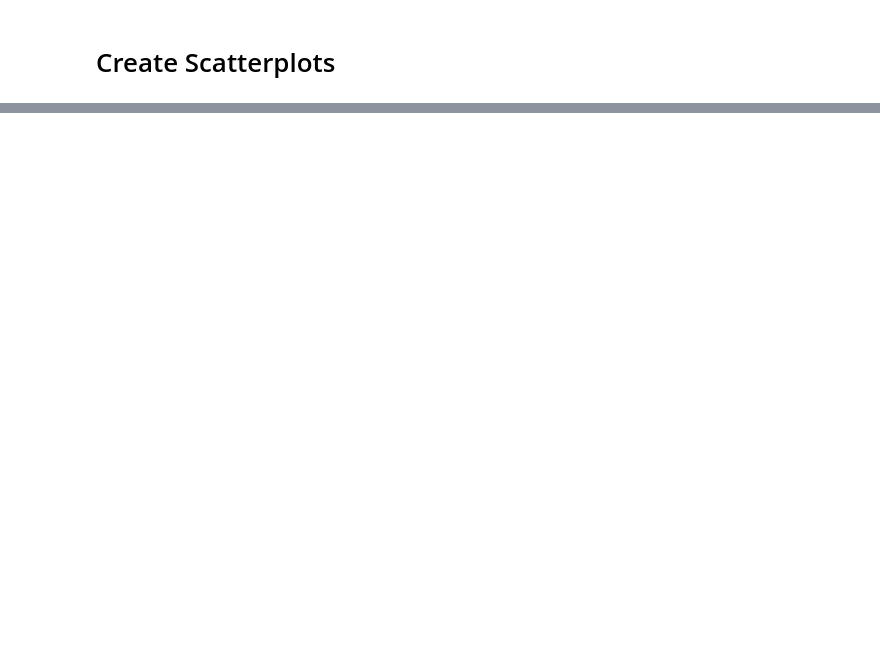
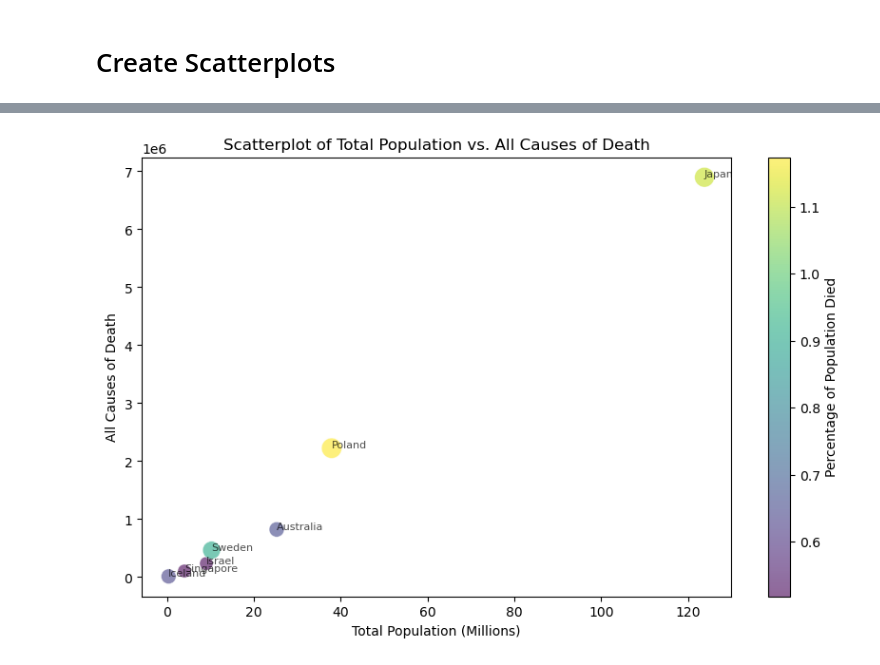
Before and after one commit to ShylaTatum/Group-Project-1, a Jupyter notebook: Findings/workbooks/jenn_visualization.ipynb, the cells around one changed output, grey strips where cells are left out. Cells and saved outputs as stored; diff of their text form; code cells hidden in the pictures; blank space fills up the shorter version.

```diff
--- a/Findings/workbooks/jenn_visualization.ipynb
+++ b/Findings/workbooks/jenn_visualization.ipynb
@@ -6,15 +20,7 @@ These visualizations are based on World Health Organization (WHO) mortality data
 # %%
-# Import dependencies
-import pandas as pd
-from pathlib import Path
-import matplotlib.pyplot as plt
-import numpy as np
-from matplotlib.ticker import ScalarFormatter
-import seaborn as sns
-
-mortality_data_path = Path('.../Resources/source_data/current_who_mortality_2017_2021.csv')
-population_data_path = Path('.../Resources/source_data/current_who_population.csv')
-
+# Create DataFrames from the source data
+mortality_data_path = Path('../../Resources/source_data/current_who_mortality_2017_2021.csv')
+population_data_path = Path('../../Resources/source_data/current_who_population.csv')
 
 # Load the WHO mortality data
 df_mort = pd.read_csv(mortality_data_path)
@@ -372,0 +519,60 @@ plt.show()
+# %%
+# Filter the DataFrame to only include the years 2017-2019
+df_filtered_2020_2021 = df_merged[df_merged['Year'].between(2020, 2021)]
+
+
+# Check if the required columns exist in the DataFrame
+required_columns = ['Year', 'Country Name', 'Total Population', 'All Causes of Death', 'Percentage']
+for col in required_columns:
+    if col not in df_merged.columns:
+        raise ValueError(f"Column '{col}' not found in DataFrame")
+
+
+df_filter_brazil = df_merged[df_merged['Country Name'] != 'Brazil']
+
+# Group by 'Country Name' and aggregate the relevant columns
+df_aggregated_all_years = df_filter_brazil.groupby('Country Name').agg({
+    'Total Population': lambda x: x.astype(float).mean(),
+    'All Causes of Death': lambda x: x.astype(int).sum(),
+    'Percentage': lambda x: x.astype(float).mean()
+}).reset_index()
+
+# Print the aggregated DataFrame to check the processed data
+print("Aggregated DataFrame:")
+print(df_aggregated_all_years.head())
+
+# Extract the relevant columns from the aggregated DataFrame
+countries = df_aggregated_all_years['Country Name']
+total_population = df_aggregated_all_years['Total Population'] / 1_000_000  # Convert to millions
+all_causes_of_death = df_aggregated_all_years['All Causes of Death']
+percentage = df_aggregated_all_years['Percentage']
+
+# Scale the percentage for bubble size
+bubble_size = percentage * 100 * 2  # Adjust the scaling factor as needed
+
+# Create the scatterplot
+plt.figure(figsize=(10, 6))
+scatter = plt.scatter(total_population, all_causes_of_death, s=bubble_size, c=percentage, cmap='viridis', alpha=0.6, edgecolors='w', linewidth=0.5)
+
+# Set the x-axis formatter to ScalarFormatter and disable scientific notation
+formatter = ScalarFormatter(useOffset=False, useMathText=False)
+formatter.set_scientific(False)
+plt.gca().xaxis.set_major_formatter(ScalarFormatter())
+plt.gca().ticklabel_format(style='plain', axis='x')
+
+# Add color bar
+cbar = plt.colorbar(scatter)
+cbar.set_label('Percentage of Population Died')
+
+# Add titles and labels
+plt.title('Scatterplot of Total Population vs. All Causes of Death')
+plt.xlabel('Total Population (Millions)')
+plt.ylabel('All Causes of Death')
+
+# Annotate each point with the country name
+for i, country in enumerate(countries):
+    plt.annotate(country, (total_population[i], all_causes_of_death[i]), fontsize=8, alpha=0.7)
+
+# Show the plot
+plt.show()
+# %% [output]
@@ -372,0 +586 @@ plt.show()
+[figure, added]
```
Also changed, not shown: parts of 19 cells of this notebook.
